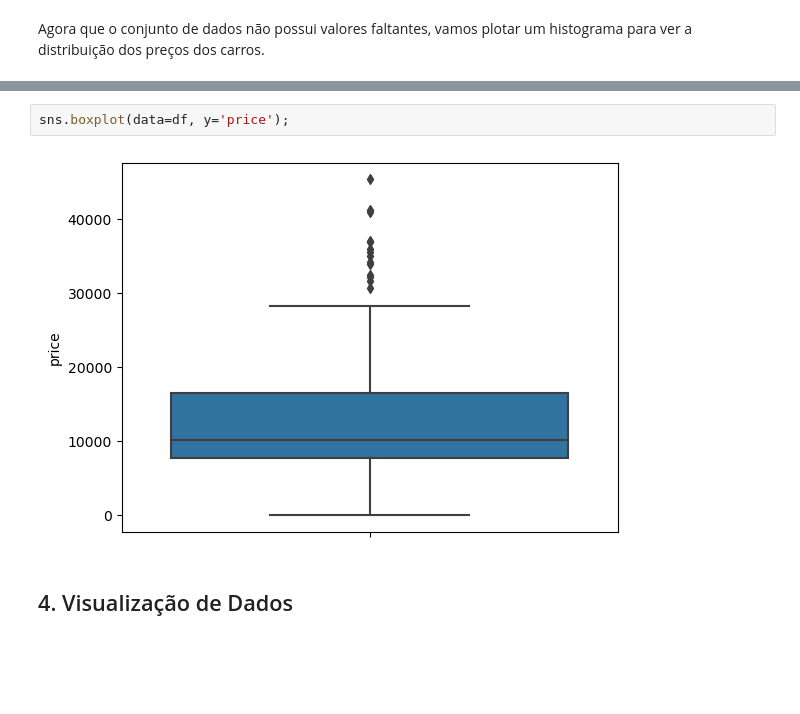
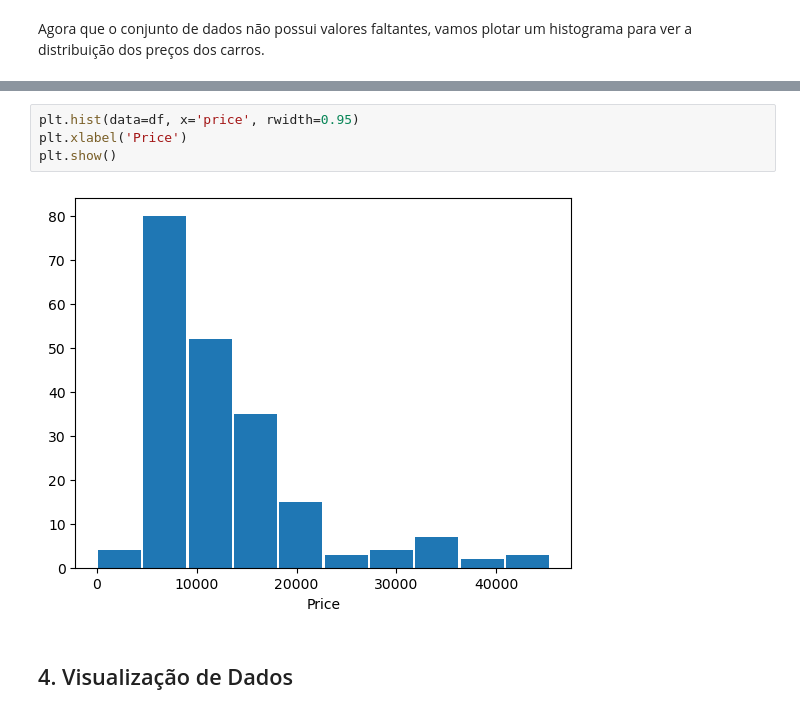
Before and after one commit to rbrunetta/Unicesumar, a Jupyter notebook: automobile.ipynb, the cells around one changed output, grey strips where cells are left out. Saved outputs shown, nothing was run; the diff lists cells and outputs as text; blank space fills up the shorter version.

```diff
--- a/automobile.ipynb
+++ b/automobile.ipynb
@@ -203,7 +199,9 @@ sns.histplot(df['price']);
-# %%
-sns.boxplot(data=df, y='price');
-# %% [output]
-[figure, removed]
+# %%
+plt.hist(data=df, x='price', rwidth=0.95)
+plt.xlabel('Price')
+plt.show()
+# %% [output]
+[figure, added]
 # %% [markdown]
 ## 4. Visualização de Dados
 # %% [markdown]
```
Also changed, not shown: parts of 3 cells of this notebook.
